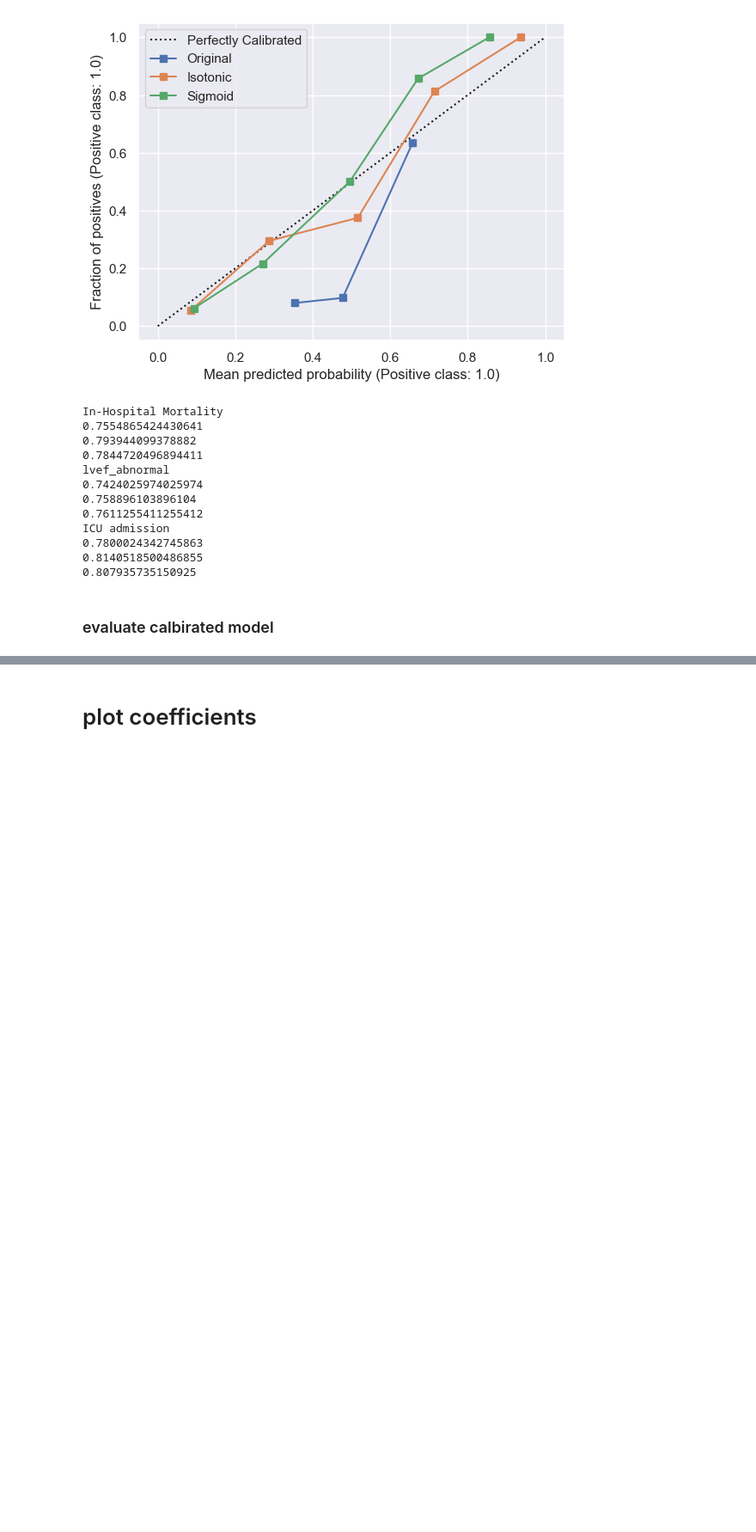
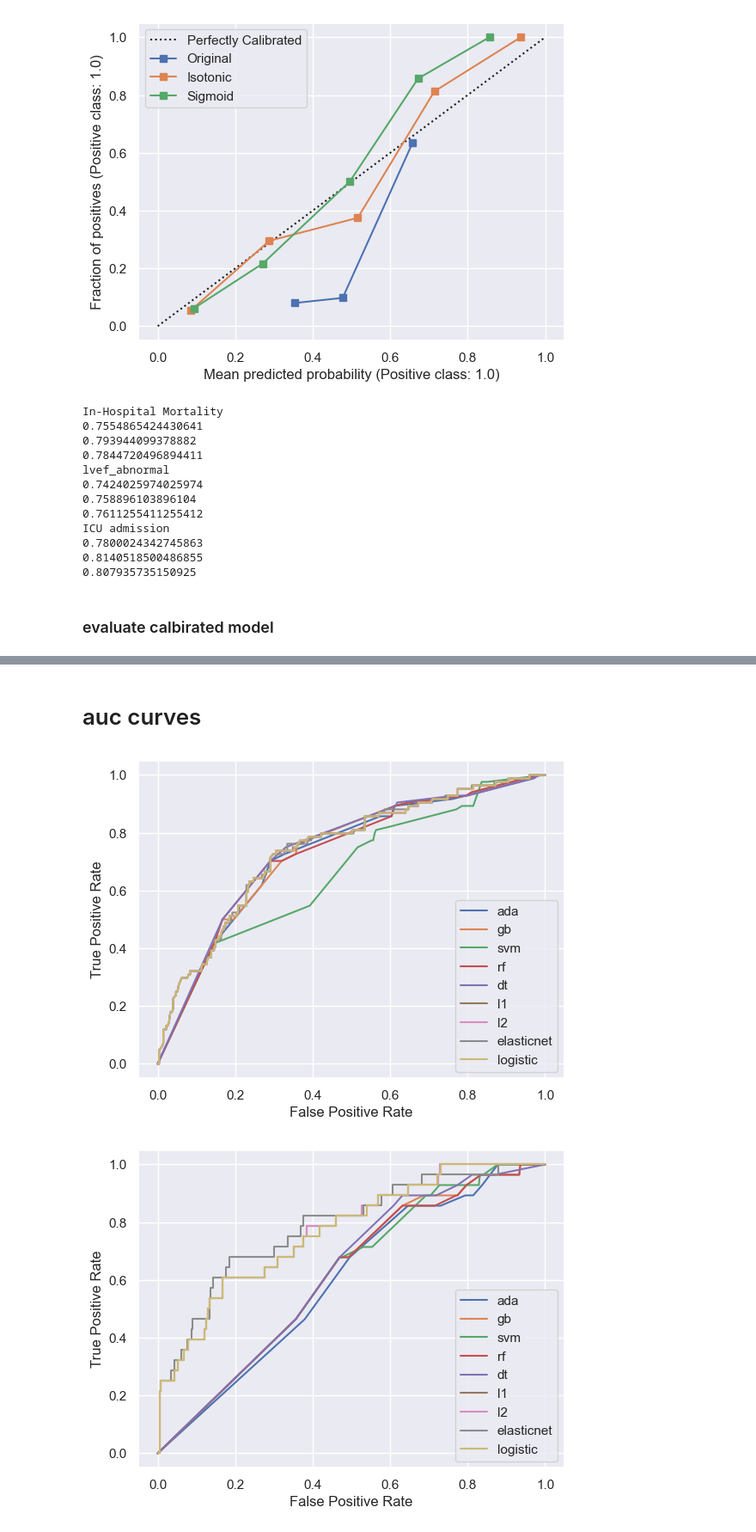
Before and after one commit to harrisonnguyen/stemi_risk_prediction, a Jupyter notebook: figures.ipynb, the cells around one changed output, grey strips where cells are left out. Shown at 86% size. Cells and saved outputs as stored; diff of their text form; code cells hidden in the pictures; blank space fills up the shorter version.

Commit message:
added auc curves. updated app description

```diff
--- a/figures.ipynb
+++ b/figures.ipynb
@@ -355,4 +372,38 @@ test_df_calibrated
 | 7 | elasticnet_feature_selection5_ove... | sigmoid | 0.891304 | 0.772727 | 0.326923 | 0.459459 | 0.807936 | ICU admission | 0.089527 |
 | 8 | elasticnet_feature_selection5_ove... | none | 0.755435 | 0.324074 | 0.673077 | 0.437500 | 0.780002 | ICU admission | 0.204269 |
 # %% [markdown]
-# plot coefficients
+# auc curves
+# %%
+full_model_dict = {
+    'ada': 'adaboost_feature_selection5_oversample',
+    'gb': 'gb_feature_selection5_oversample',
+    'svm' : 'svm_feature_selection5_oversample',
+    'rf': 'rf_feature_selection5_oversample',
+    'dt': 'decision_feature_selection5_oversample',
+    'l1': 'l1_feature_selection5_oversample',
+    'l2': 'l2_feature_selection5_oversample',
+    'elasticnet': 'elasticnet_feature_selection5_oversample',
+    'logistic': 'logistic_feature_selection5_oversample',
+}
+# %%
+from sklearn import  metrics
+
+for p in predictors:
+    f, axs = plt.subplots(1, 1)
+    y_test = df_dummy.loc[test[p],p]
+    X_test = df_dummy.iloc[test[p]].drop(predictors, axis=1)
+
+
+    for k,v in full_model_dict.items():
+        model_name = v
+        test_pipe = joblib.load("model/" + v + "_" + p +".pickle")
+        metrics.RocCurveDisplay.from_estimator(test_pipe, X_test, y_test,name=k,ax=axs)
+        #if v in best_result[best_result["outcome"] == p]["model"].values:
+        #    metrics.RocCurveDisplay.from_estimator(test_pipe, X_test, y_test,name=k)
+    axs.legend(list(model_dict.keys()))
+    axs.set_xlabel('False Positive Rate')
+    axs.set_ylabel('True Positive Rate')
+    plt.savefig("paper_figure/auc_curves_" + p + ".png",bbox_inches="tight")
+# %% [output]
+[figure, added]
+[figure, added]
```
Also changed, not shown: parts of 8 cells of this notebook, 8 other files.
